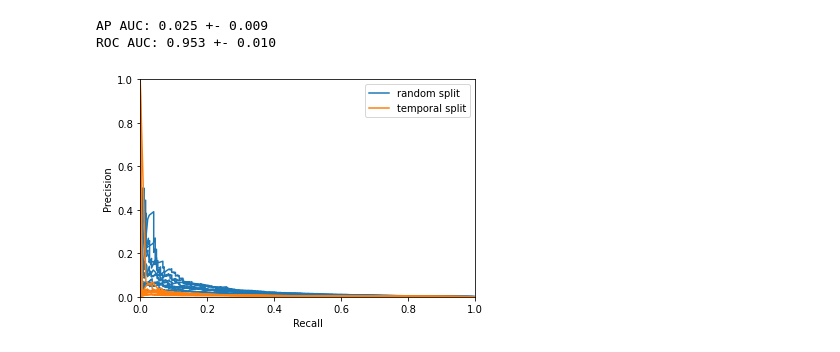
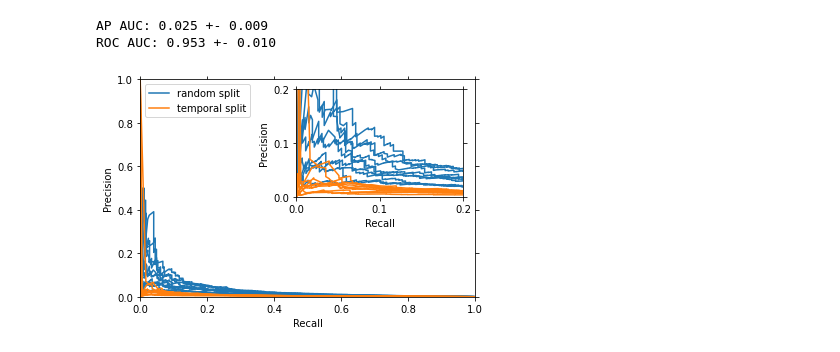
Before and after one commit to gerritjandebruin/CN2020, a Jupyter notebook: results-exp2.ipynb, the cells around one changed output. Cells and saved outputs as stored; diff of their text form; code cells hidden in the pictures.

```diff
--- a/results-exp2.ipynb
+++ b/results-exp2.ipynb
@@ -155,30 +156,32 @@ print(f"Temporal split: {report([result['ap_auc'] for result in temporal_split])
 AP AUC: 0.025 +- 0.009
 ROC AUC: 0.953 +- 0.010
 # %%
+ax = plt.axes(xlabel='Recall', ylabel='Precision', xlim=(0,1), ylim=(0,1))
+ax.tick_params(right=True, top=True)
+axins = inset_axes(
+    ax, width='100%', height='100%', bbox_to_anchor=(.48, .48, .5, .5), bbox_transform=ax.transAxes,
+    axes_kwargs=dict(xlabel='Recall', ylabel='Precision', xlim=(0, .2), ylim=(0, .2), xticks=[0, .1, .2], yticks=[0, .1, .2])
+)
+axins.tick_params(right=True, top=True)
+
 for index, result in enumerate(random_split):
     precision, recall, thresholds = result['ap']
     mask = np.r_[True, np.diff(precision, 1) != 0] # Similar to drop_intermediate
 
     kwargs = dict(label='random split') if index == 0 else dict()
-    plt.plot(recall[mask], precision[mask], marker='', color=f'C0', ls='-', ms=2, **kwargs)
-    plt.xlabel('Recall')
-    plt.ylabel('Precision')
-    plt.xlim((0, 1))
-    plt.ylim((0, 1))
+    ax.plot(   recall[mask], precision[mask], marker='', color=f'C0', ls='-', ms=2, **kwargs)
+    axins.plot(recall[mask], precision[mask], marker='', color=f'C0', ls='-', ms=2, **kwargs)
 
 for index, result in enumerate(temporal_split):
     precision, recall, thresholds = result['ap']
     mask = np.r_[True, np.diff(precision, 1) != 0] # Similar to drop_intermediate
 
     kwargs = dict(label='temporal split') if index == 0 else dict()
-    plt.plot(recall[mask], precision[mask], marker='', color=f'C1', ls='-', ms=2, **kwargs)
-    plt.xlabel('Recall')
-    plt.ylabel('Precision')
-    plt.xlim((0, 1))
-    plt.ylim((0, 1))
+    ax.plot(   recall[mask], precision[mask], marker='', color=f'C1', ls='-', ms=2, **kwargs)
+    axins.plot(recall[mask], precision[mask], marker='', color=f'C1', ls='-', ms=2, **kwargs)
 
-plt.legend()
+ax.legend(loc='upper left')
 plt.savefig('fig/exp2.jpg')
 plt.savefig('fig/exp2.pdf')
 # %% [output]
-[figure, old version]
+[figure, new version]
```
Also changed, not shown: parts of 2 cells of this notebook, 2 other files.
